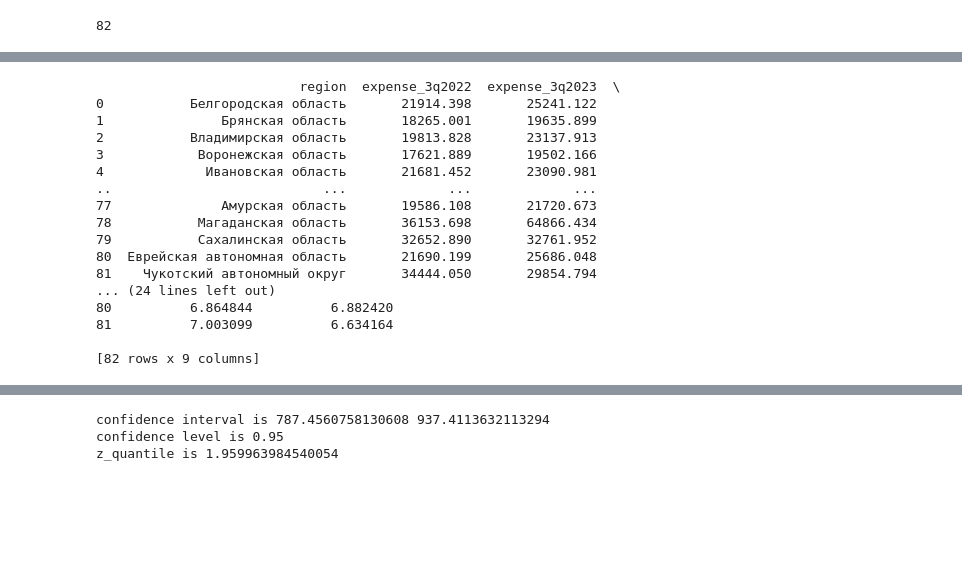
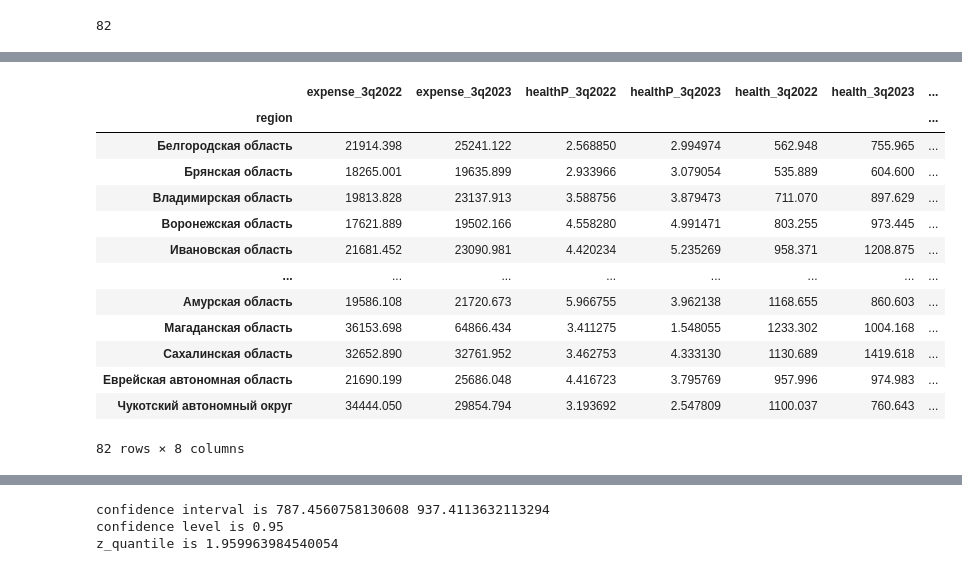
Before and after one commit to Pyatachokk/hse_asml_course, a Jupyter notebook: seminars/seminar_6/stat_0.ipynb, the cells around one changed output, grey strips where cells are left out. Cells and saved outputs as stored; diff of their text form; code cells hidden in the pictures; blank space fills up the shorter version.

```diff
--- a/seminars/seminar_6/stat_0.ipynb
+++ b/seminars/seminar_6/stat_0.ipynb
@@ -78,25 +78,22 @@ ax[1,1].hist(data.health_3q2023, bins = 15)
 # %%
 data['ln_health_3q2022'] = np.log(data.health_3q2022)
 data['ln_health_3q2023'] = np.log(data.health_3q2023)
-print(data)
+data
 # %% [output]
+|  | expense_3q2022 | expense_3q2023 | healthP_3q2022 | healthP_3q2023 | health_3q2022 | health_3q2023 | ... |
+| region |  |  |  |  |  |  | ... |
+| Белгородская область | 21914.398 | 25241.122 | 2.568850 | 2.994974 | 562.948 | 755.965 | ... |
+| Брянская область | 18265.001 | 19635.899 | 2.933966 | 3.079054 | 535.889 | 604.600 | ... |
+| Владимирская область | 19813.828 | 23137.913 | 3.588756 | 3.879473 | 711.070 | 897.629 | ... |
+| Воронежская область | 17621.889 | 19502.166 | 4.558280 | 4.991471 | 803.255 | 973.445 | ... |
+| Ивановская область | 21681.452 | 23090.981 | 4.420234 | 5.235269 | 958.371 | 1208.875 | ... |
+| ... | ... | ... | ... | ... | ... | ... | ... |
+| Амурская область | 19586.108 | 21720.673 | 5.966755 | 3.962138 | 1168.655 | 860.603 | ... |
+| Магаданская область | 36153.698 | 64866.434 | 3.411275 | 1.548055 | 1233.302 | 1004.168 | ... |
+| Сахалинская область | 32652.890 | 32761.952 | 3.462753 | 4.333130 | 1130.689 | 1419.618 | ... |
+| Еврейская автономная область | 21690.199 | 25686.048 | 4.416723 | 3.795769 | 957.996 | 974.983 | ... |
+| Чукотский автономный округ | 34444.050 | 29854.794 | 3.193692 | 2.547809 | 1100.037 | 760.643 | ... |
-                          region  expense_3q2022  expense_3q2023  \
-0           Белгородская область       21914.398       25241.122
-1               Брянская область       18265.001       19635.899
-2           Владимирская область       19813.828       23137.913
-3            Воронежская область       17621.889       19502.166
-4             Ивановская область       21681.452       23090.981
-..                           ...             ...             ...
-77              Амурская область       19586.108       21720.673
-78           Магаданская область       36153.698       64866.434
-79           Сахалинская область       32652.890       32761.952
-80  Еврейская автономная область       21690.199       25686.048
-81    Чукотский автономный округ       34444.050       29854.794
-... (24 lines left out)
-80          6.864844          6.882420
-81          7.003099          6.634164
-
-[82 rows x 9 columns]
+82 rows × 8 columns
 # %%
 fig, ax = plt.subplots(2,2, figsize=(20,20))
 ax[0,0].set_title('ln Health expenses in 3q2022 per h/h member')
```
Also changed, not shown: parts of 9 cells of this notebook, 1 other file.
